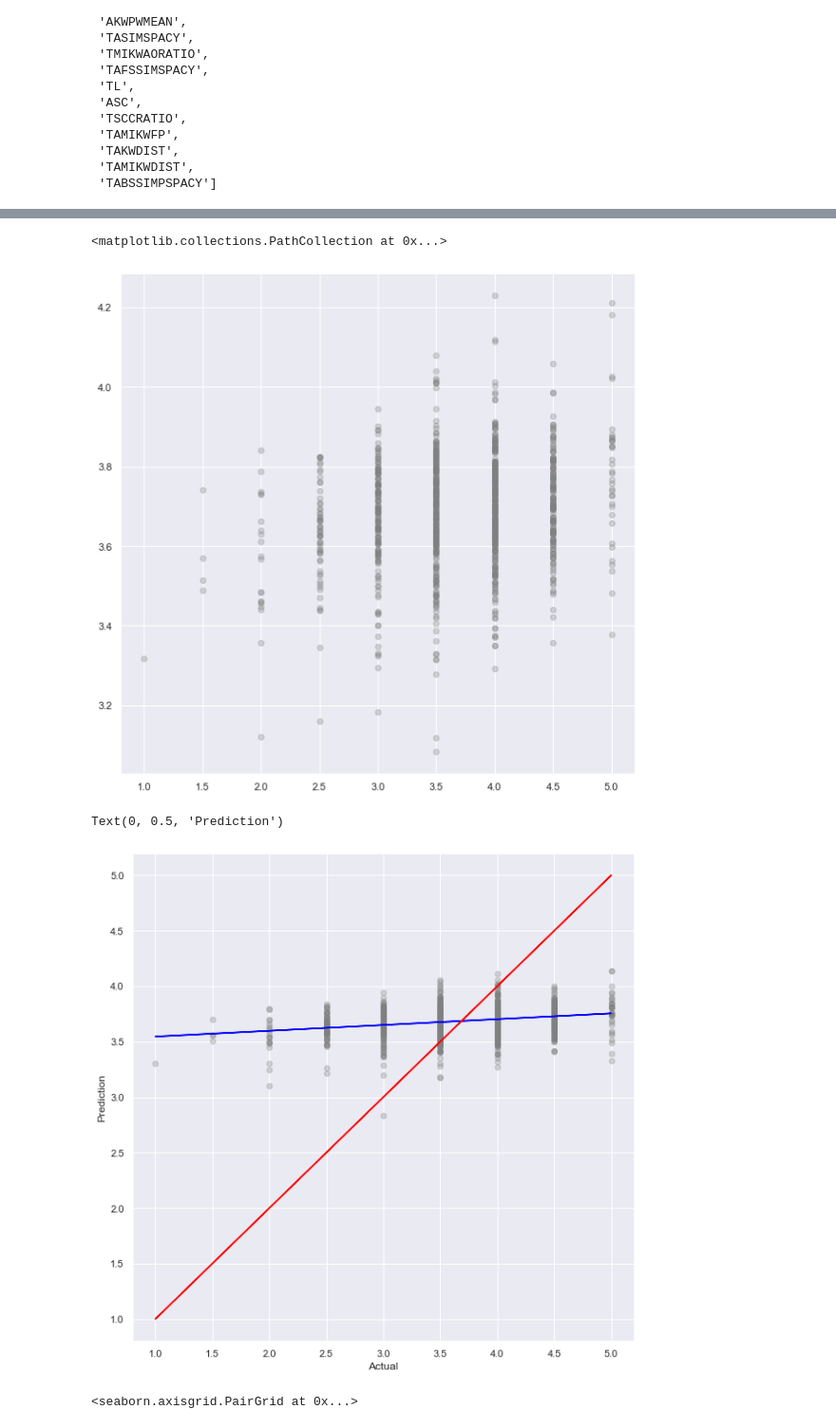
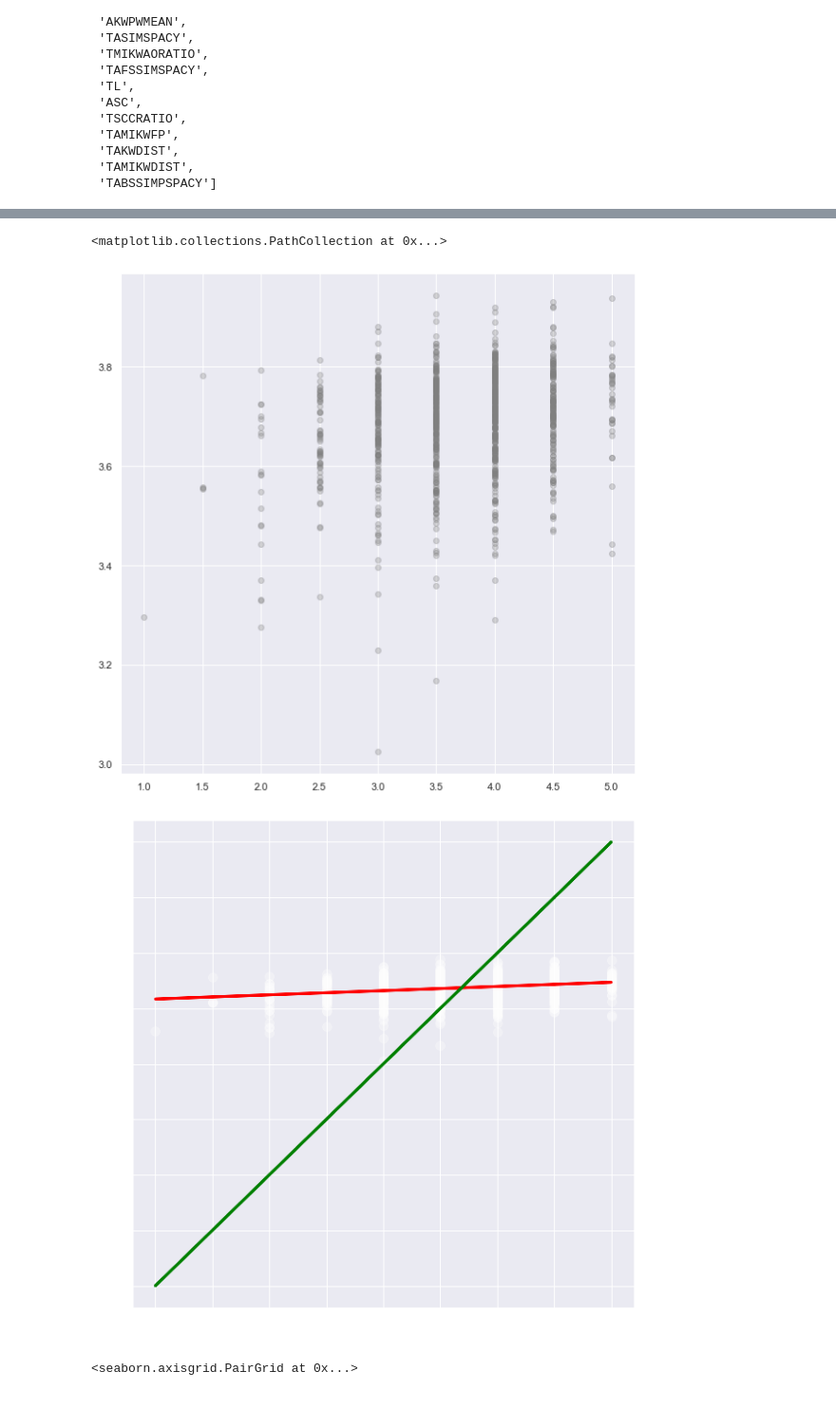
Before and after one commit to weTobias/news-title-article-correlation-model, a Jupyter notebook: code/notebooks/feature_selection.ipynb, the cells around one changed output, grey strips where cells are left out. Shown at 95% size. Cells and saved outputs as stored; diff of their text form; code cells hidden in the pictures.

```diff
--- a/code/notebooks/feature_selection.ipynb
+++ b/code/notebooks/feature_selection.ipynb
@@ -42,11 +42,14 @@ from sklearn.preprocessing import StandardScaler
 # %%
 import math
 # %%
-df = pd.read_csv('../../data/extracted_features_round3_training.csv', header=0)
+df = pd.read_csv('../../data/extracted_features_round4_training.csv', header=0)
 # %%
 df = df.drop(columns='Unnamed: 0')
 # %%
-df = df[['CV', 'TAWSSIMSPACY', 'AMIKWP', 'TABSSIMSPACY', 'TAWSSIMPSPACY', 'AKWPWMEAN', 'TMIKWAORATIO', 'TASIMSPACY', 'TL', 'AFSS', 'TMIKWP', 'AFSP', 'ASC', 'TAMIKWFP', 'TSCCRATIO', 'TAKWDIST', 'TP', 'TAMIKWDIST', 'TABSSIMPSPACY']]
+df = df[['CV', 'TABSSIMPSPACY', 'TAWSSIMSPACY', 'TAKWDIST', 'TABSSIMBERT',
+       'TAWSSIMPSPACY', 'TP', 'AKWPWMEAN', 'TKWAORATIO', 'TABSSIMSPACY',
+       'TMIKWP', 'TAMIKWWSSIMSPACY', 'TAFSSD', 'TAFSPD', 'TAKWSPD', 'TKWC',
+       'TSCCRATIO', 'TAFSSIMSPACY']]
 # %%
 scaler = StandardScaler()
 # %%
@@ -102,6 +99,18 @@ Lasso picked 18 features and eliminated the other 0 features
 # %%
 imp_coef = coef.sort_values()
 # %%
-matplotlib.rcParams['figure.figsize'] = (8.0, 10.0)
-imp_coef.plot(kind = "barh")
+matplotlib.rcParams['figure.figsize'] = (10.0, 15.0)
+ax = imp_coef[imp_coef!=0].plot(kind = "barh")
+ax.xaxis.label.set_color('white')
+ax.yaxis.label.set_color('white')
+ax.patch.set_alpha(0)
+
+ax.tick_params(axis='x', colors='white')
+ax.tick_params(axis='y', colors='white')
+
+ax.spines['left'].set_color('white')
+ax.spines['top'].set_color('white')
+plt.gcf().subplots_adjust(left=0.25)
+fig = ax.get_figure()
+fig.savefig('../../images/lasso_features.png', transparent=True)
 # %% [output]
@@ -160,18 +154,29 @@ fig = plt.figure(figsize=(10,10))
 plt.scatter(y, pred,  color='gray', alpha=0.3)
 # %% [output]
 <matplotlib.collections.PathCollection at 0x...>
-[figure, old version]
+[figure, new version]
 # %%
 fig = plt.figure(figsize=(10,10))
-plt.scatter(y, pred,  color='gray', alpha=0.3)
+ax = fig.add_subplot(111)
+ax.scatter(y, pred,  color='white', alpha=0.3, s=100)
 m, b = np.polyfit(y, pred, 1)
-plt.plot(y, m*y+b, color='blue')
-plt.plot(y, y, color='red')
+ax.plot(y, m*y+b, color='red', linewidth=3)
+ax.plot(y, y, color='green', linewidth=3)
 plt.xlabel("Actual")
 plt.ylabel("Prediction")
+
+ax.xaxis.label.set_color('white')
+ax.yaxis.label.set_color('white')
+
+ax.tick_params(axis='x', colors='white')
+ax.tick_params(axis='y', colors='white')
+
+ax.spines['left'].set_color('white')
+ax.spines['top'].set_color('white')
+
+plt.savefig('../../images/final_model.png', transparent=True)
 # %% [output]
-Text(0, 0.5, 'Prediction')
-[figure, old version]
+[figure, new version]
 # %%
 sns.pairplot(df, x_vars=df.columns[:3], y_vars='CV', height=7, aspect=0.7, kind='reg', plot_kws={'line_kws':{'color':'red'}})
 # %% [output]
```
Also changed, not shown: parts of 12 cells of this notebook, 13 other files.
